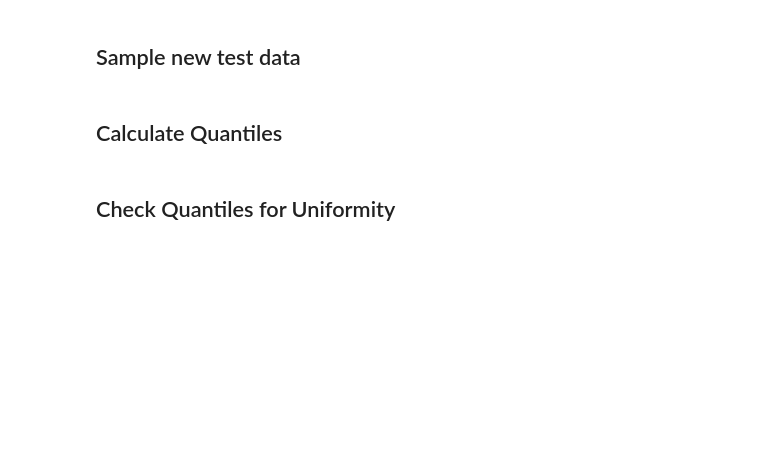
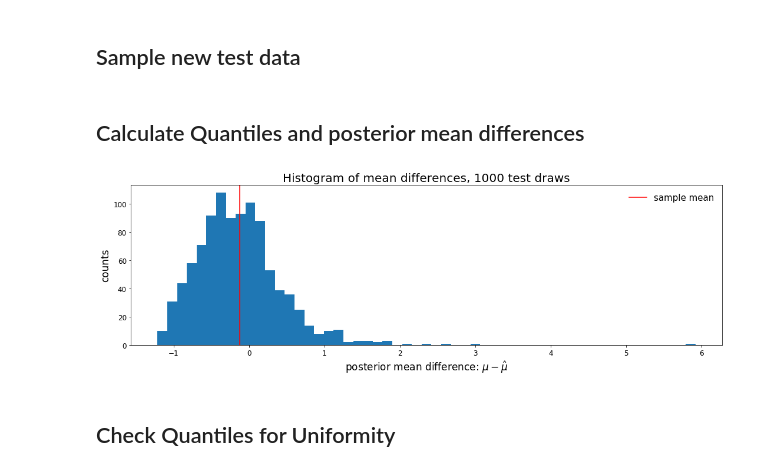
Before and after one commit to janfb/mcabc, a Jupyter notebook: notebooks/ModelComparison_ToyExample_QuantileChecks.ipynb, the cells around one changed output. Saved outputs shown, nothing was run; the diff lists cells and outputs as text; code cells hidden in the pictures; blank space fills up the shorter version.

```diff
--- a/notebooks/ModelComparison_ToyExample_QuantileChecks.ipynb
+++ b/notebooks/ModelComparison_ToyExample_QuantileChecks.ipynb
@@ -172,6 +198,6 @@ sx_test = calculate_stats_toy_examples(x_test)
 sx_test_zt, _ = normalize(sx_test, training_norm)
 params_test_zt, _ = normalize(params_test, prior_norm)
 # %% [markdown]
-## Calculate Quantiles
+## Calculate Quantiles and posterior mean differences
 # %%
 qis = np.zeros(ntest)
@@ -183,6 +221,17 @@ for ii, (thetao_i, sxo_i) in enumerate(zip(params_test_zt, sx_test_zt)):
 
     # get quantile of theta_o
     qis[ii] = posterior.get_quantile(thetao_i)
+# %%
+mean_diffs = mus_exact - mus_hat
+
+plt.hist(mean_diffs, bins='auto')
+plt.title('Histogram of mean differences, {} test draws'.format(ntest))
+plt.axvline(x=mean_diffs.mean(), label='sample mean', color='r');
+plt.legend()
+plt.xlabel(r'posterior mean difference: $\mu - \hat{\mu}$')
+plt.ylabel('counts');
+# %% [output]
+[figure, added]
 # %% [markdown]
 ## Check Quantiles for Uniformity
 # %%
```
Also changed, not shown: parts of 19 cells of this notebook, 2 other files.
